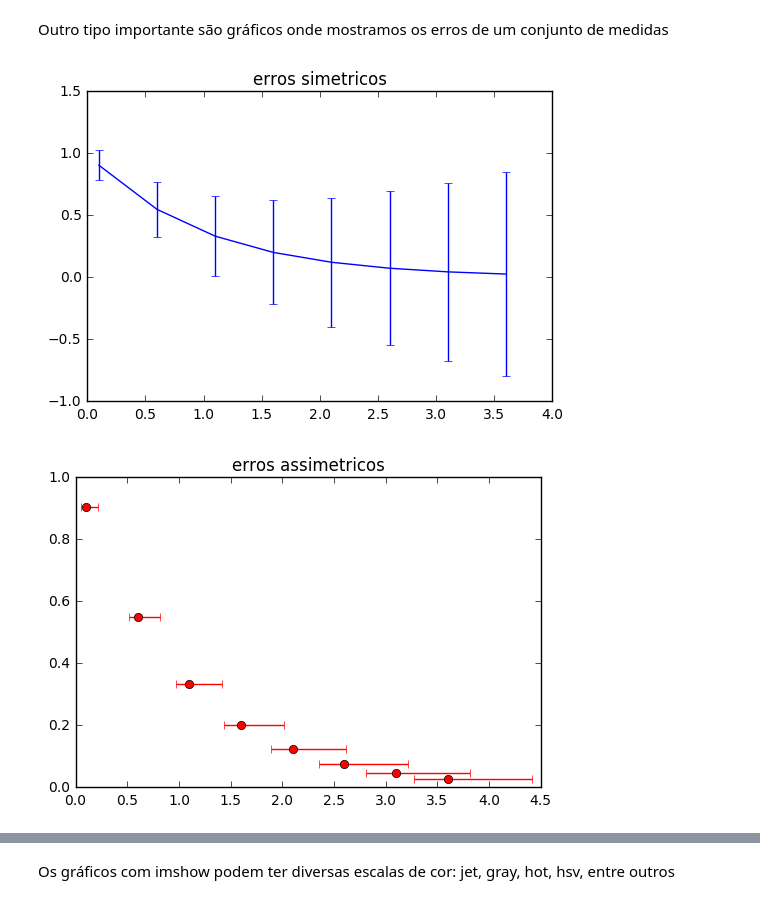
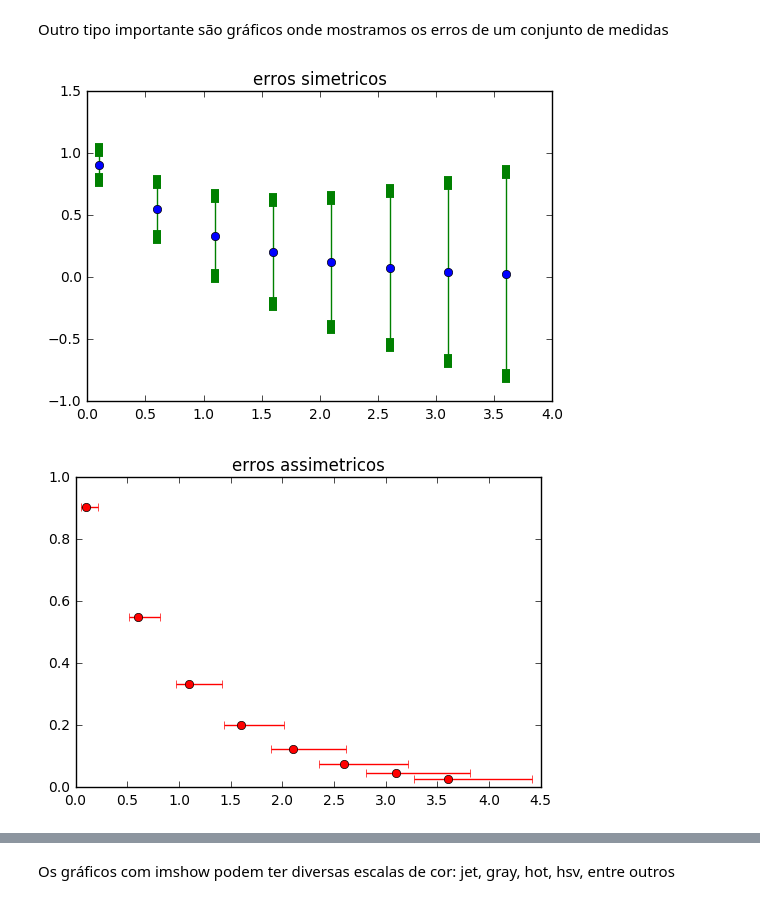
Before and after one commit to hektor-monteiro/python-notebooks, a Jupyter notebook: aula-6.ipynb, the cells around one changed output, grey strips where cells are left out. Saved outputs shown, nothing was run; the diff lists cells and outputs as text; code cells hidden in the pictures.

```diff
--- a/aula-6.ipynb
+++ b/aula-6.ipynb
@@ -289,32 +311,32 @@ Outro tipo importante são gráficos onde mostramos os erros de um conjunto de m
 # %%
 import numpy as np
 import matplotlib.pyplot as plt
 
 # dados simulados
 x = np.arange(0.1, 4, 0.5)
 y = np.exp(-x)
 
 # exemplo simulado de erros que variam com a variável x
 error = 0.1 + 0.2 * x
 
 # exemplo de erros assimétricos
 lower_error = 0.4 * error
 upper_error = error
 asymmetric_error = [lower_error, upper_error]
 
 plt.figure(1)
-plt.errorbar(x, y, yerr=error)
+#plt.errorbar(x, y, yerr=error)
 #plt.errorbar(x, y, yerr=error, fmt='-ob')
-#plt.errorbar(x, y, yerr=error,fmt='ob', ecolor='g', capthick=2)
+plt.errorbar(x, y, yerr=error,fmt='ob', ecolor='g', capthick=10)
 plt.title('erros simetricos')
 
 plt.figure(2)
 plt.errorbar(x, y, xerr=asymmetric_error, fmt='or')
 plt.title('erros assimetricos')
 #plt.set_yscale('log')
 plt.show()
 # %% [output]
-[figure, old version]
+[figure, new version]
 [figure]
 # %%
 import matplotlib.pyplot as plt
```
Also changed, not shown: parts of 14 cells of this notebook, 1 other file.
